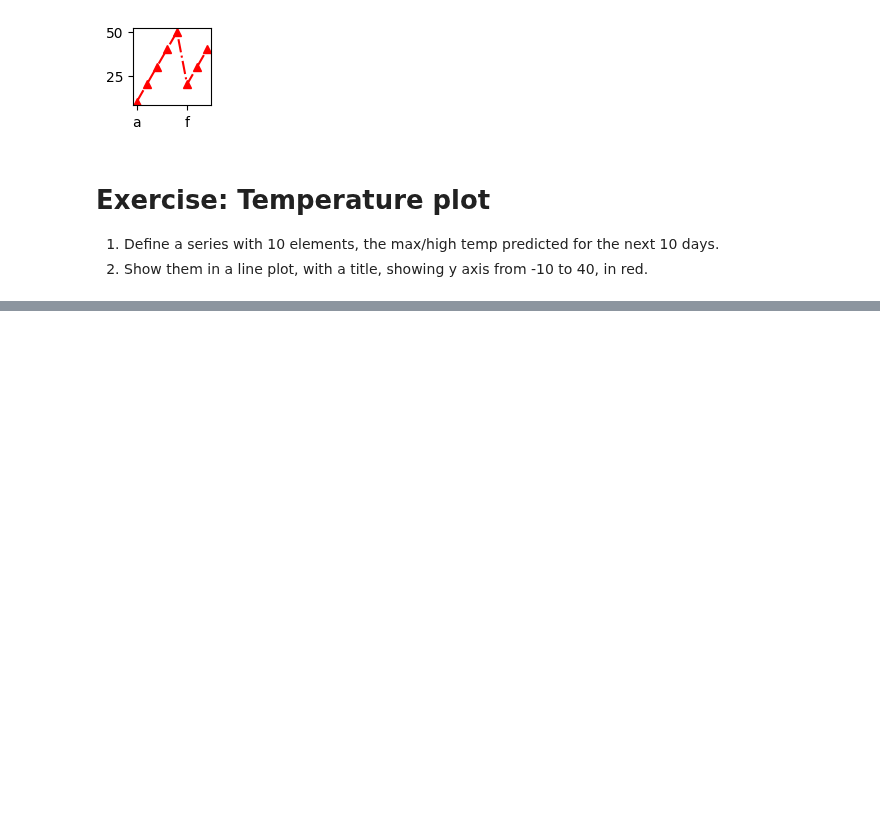
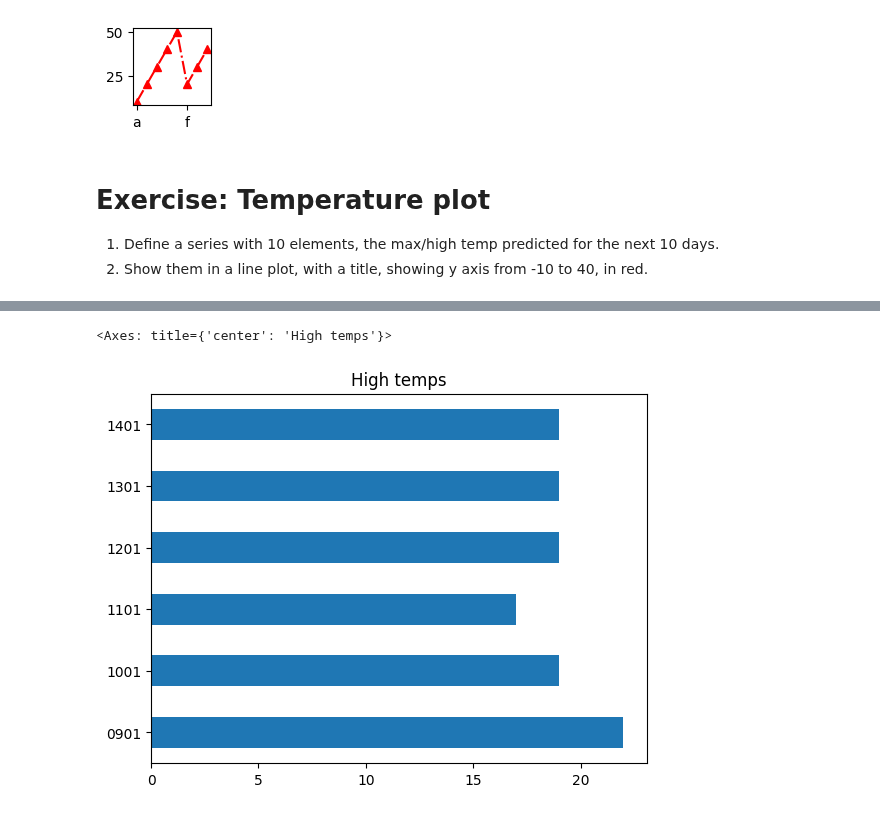
Before and after one commit to reuven/apple-2025-01Jan-plotting, a Jupyter notebook: Apple 2025-01Jan-09.ipynb, the cells around one changed output, grey strips where cells are left out. Cells and saved outputs as stored; diff of their text form; code cells hidden in the pictures; blank space fills up the shorter version.

```diff
--- a/Apple 2025-01Jan-09.ipynb
+++ b/Apple 2025-01Jan-09.ipynb
@@ -144,0 +165,6 @@ temps
+# %%
+# horizontal bar plot
+temps.plot.barh(title='High temps')
+# %% [output]
+<Axes: title={'center': 'High temps'}>
+[figure, added]
```
Also changed, not shown: parts of 3 cells of this notebook.
